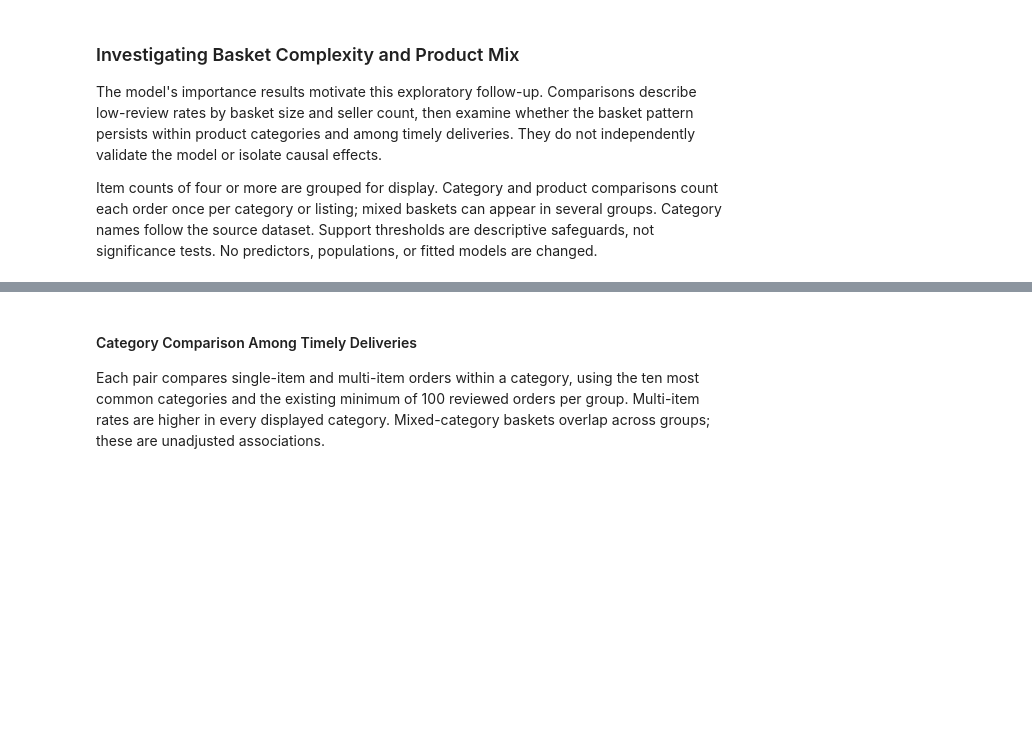
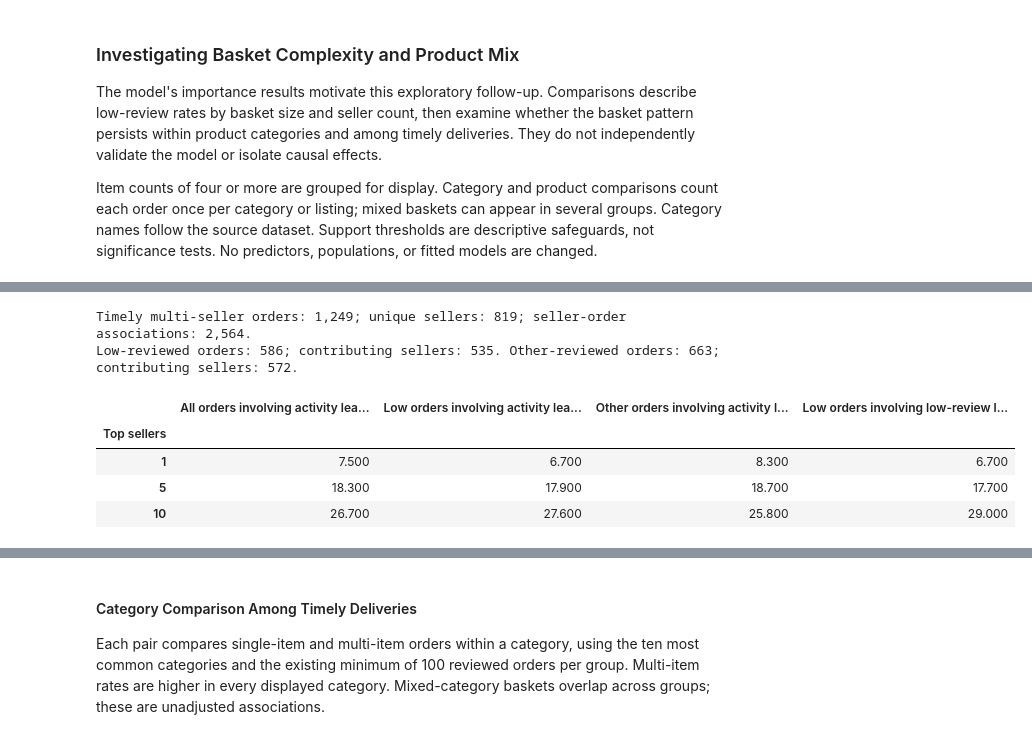
Before and after one commit to asherdata1/supply-chain-decision-support, a Jupyter notebook: 03_final/03_modeling.ipynb, the cells around one changed output, grey strips where cells are left out. Drawn from its saved outputs; the diff is of its cells as text; code cells hidden in the pictures; blank space fills up the shorter version.

```diff
--- a/03_final/03_modeling.ipynb
+++ b/03_final/03_modeling.ipynb
@@ -1365,0 +1604,56 @@ plt.show()
+# %%
+# Count each order once even when it contains several selected sellers.
+low_order_ids = complexity_multi.loc[
+    complexity_multi["low_review"].eq(1), "order_id"
+]
+other_order_ids = complexity_multi.loc[
+    complexity_multi["low_review"].eq(0), "order_id"
+]
+low_seller_frequency = seller_frequency.sort_values(
+    "low_review_orders", ascending=False, kind="stable",
+)
+concentration_rows = []
+for count in [1, 5, 10]:
+    frequent_ids = seller_frequency.head(count).index
+    frequent_orders = complexity_links.loc[
+        complexity_links["seller_id"].isin(frequent_ids), "order_id"
+    ].unique()
+    low_ranked_orders = complexity_links.loc[
+        complexity_links["seller_id"].isin(low_seller_frequency.head(count).index),
+        "order_id",
+    ].unique()
+    concentration_rows.append({
+        "Top sellers": count,
+        "All orders involving activity leaders (%)": 100 * complexity_multi[
+            "order_id"
+        ].isin(frequent_orders).mean(),
+        "Low orders involving activity leaders (%)": 100 * low_order_ids.isin(
+            frequent_orders
+        ).mean(),
+        "Other orders involving activity leaders (%)": 100 * other_order_ids.isin(
+            frequent_orders
+        ).mean(),
+        "Low orders involving low-review leaders (%)": 100 * low_order_ids.isin(
+            low_ranked_orders
+        ).mean(),
+    })
+print(
+    f"Timely multi-seller orders: {len(complexity_multi):,}; "
+    f"unique sellers: {len(seller_frequency):,}; "
+    f"seller-order associations: {len(complexity_links):,}."
+)
+print(
+    f"Low-reviewed orders: {len(low_order_ids):,}; contributing sellers: "
+    f"{seller_frequency['low_review_orders'].gt(0).sum():,}. "
+    f"Other-reviewed orders: {len(other_order_ids):,}; contributing sellers: "
+    f"{seller_frequency['other_review_orders'].gt(0).sum():,}."
+)
+display(pd.DataFrame(concentration_rows).set_index("Top sellers").round(1))
+# %% [output]
+Timely multi-seller orders: 1,249; unique sellers: 819; seller-order associations: 2,564.
+Low-reviewed orders: 586; contributing sellers: 535. Other-reviewed orders: 663; contributing sellers: 572.
+|  | All orders involving activity lea... | Low orders involving activity lea... | Other orders involving activity l... | Low orders involving low-review l... |
+| Top sellers |  |  |  |  |
+| 1 | 7.500 | 6.700 | 8.300 | 6.700 |
+| 5 | 18.300 | 17.900 | 18.700 | 17.700 |
+| 10 | 26.700 | 27.600 | 25.800 | 29.000 |
```
Also changed, not shown: parts of 44 cells of this notebook, 1 other file.
